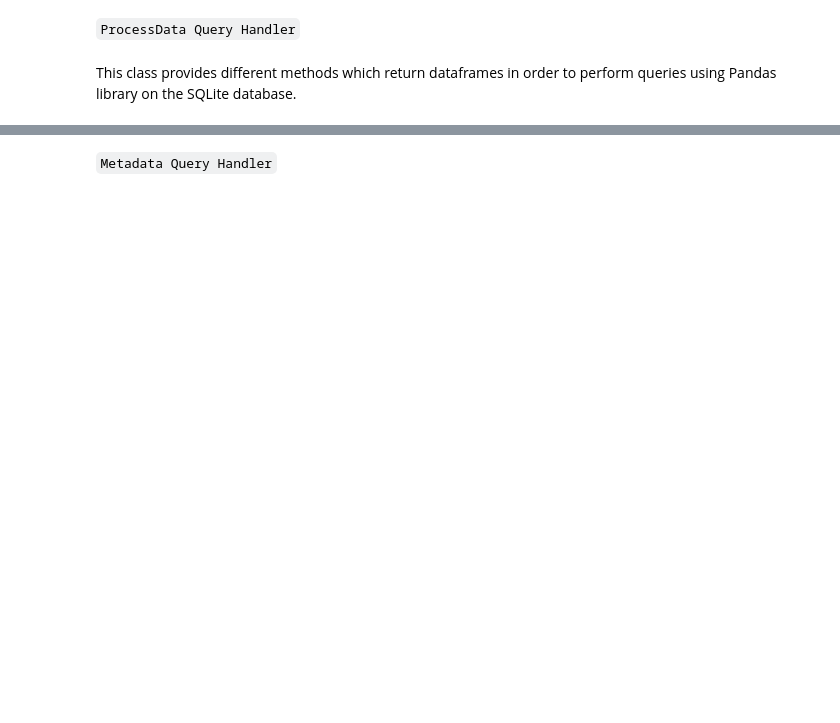
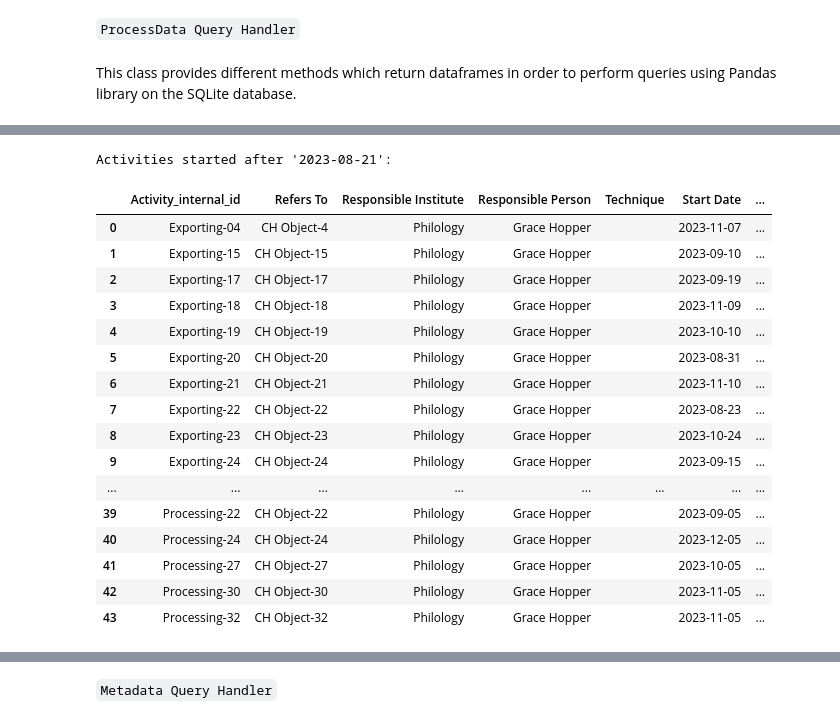
Before and after one commit to comp-management-data-project/DataScience-DHDK-gp24, a Jupyter notebook: presentation.ipynb, the cells around one changed output, grey strips where cells are left out. Cells and saved outputs as stored; diff of their text form; code cells hidden in the pictures; blank space fills up the shorter version.

```diff
--- a/presentation.ipynb
+++ b/presentation.ipynb
@@ -251,11 +264,9 @@ metadata_qh.setDbPathOrUrl(grp_endpoint)
 # %% [markdown]
 This class provides different methods which return dataframes in order to perform queries using Pandas library on the SQLite database.
 # %%
-from query import *
-
 # Example usages of query methods
 
 # Instantiate ProcessDataQueryHandler
-query_handler = ProcessDataQueryHandler(dbPathOrUrl="relational_database.db")
+sql_query_handler = ProcessDataQueryHandler(dbPathOrUrl="relational.db")
 # %%
 # Example 1: Get all activities
@@ -283,9 +348,28 @@ activities_using_tool_df
 # %%
 # Example 5: Get activities started after a specific date
 start_date = "2023-08-21"
-activities_started_after_df = query_handler.getActivitiesStartedAfter(date=start_date)
+activities_started_after_df = sql_query_handler.getActivitiesStartedAfter(date=start_date)
 print(f"Activities started after '{start_date}':")
 activities_started_after_df
+# %% [output]
+Activities started after '2023-08-21':
+|  | Activity_internal_id | Refers To | Responsible Institute | Responsible Person | Technique | Start Date | ... |
+| 0 | Exporting-04 | CH Object-4 | Philology | Grace Hopper |  | 2023-11-07 | ... |
+| 1 | Exporting-15 | CH Object-15 | Philology | Grace Hopper |  | 2023-09-10 | ... |
+| 2 | Exporting-17 | CH Object-17 | Philology | Grace Hopper |  | 2023-09-19 | ... |
+| 3 | Exporting-18 | CH Object-18 | Philology | Grace Hopper |  | 2023-11-09 | ... |
+| 4 | Exporting-19 | CH Object-19 | Philology | Grace Hopper |  | 2023-10-10 | ... |
+| 5 | Exporting-20 | CH Object-20 | Philology | Grace Hopper |  | 2023-08-31 | ... |
+| 6 | Exporting-21 | CH Object-21 | Philology | Grace Hopper |  | 2023-11-10 | ... |
+| 7 | Exporting-22 | CH Object-22 | Philology | Grace Hopper |  | 2023-08-23 | ... |
+| 8 | Exporting-23 | CH Object-23 | Philology | Grace Hopper |  | 2023-10-24 | ... |
+| 9 | Exporting-24 | CH Object-24 | Philology | Grace Hopper |  | 2023-09-15 | ... |
+| ... | ... | ... | ... | ... | ... | ... | ... |
+| 39 | Processing-22 | CH Object-22 | Philology | Grace Hopper |  | 2023-09-05 | ... |
+| 40 | Processing-24 | CH Object-24 | Philology | Grace Hopper |  | 2023-12-05 | ... |
+| 41 | Processing-27 | CH Object-27 | Philology | Grace Hopper |  | 2023-10-05 | ... |
+| 42 | Processing-30 | CH Object-30 | Philology | Grace Hopper |  | 2023-11-05 | ... |
+| 43 | Processing-32 | CH Object-32 | Philology | Grace Hopper |  | 2023-11-05 | ... |
 # %%
 # Example 6: Get activities ended before a specific date
 end_date = "2023-09-19"
```
Also changed, not shown: parts of 32 cells of this notebook, 11 other files.
